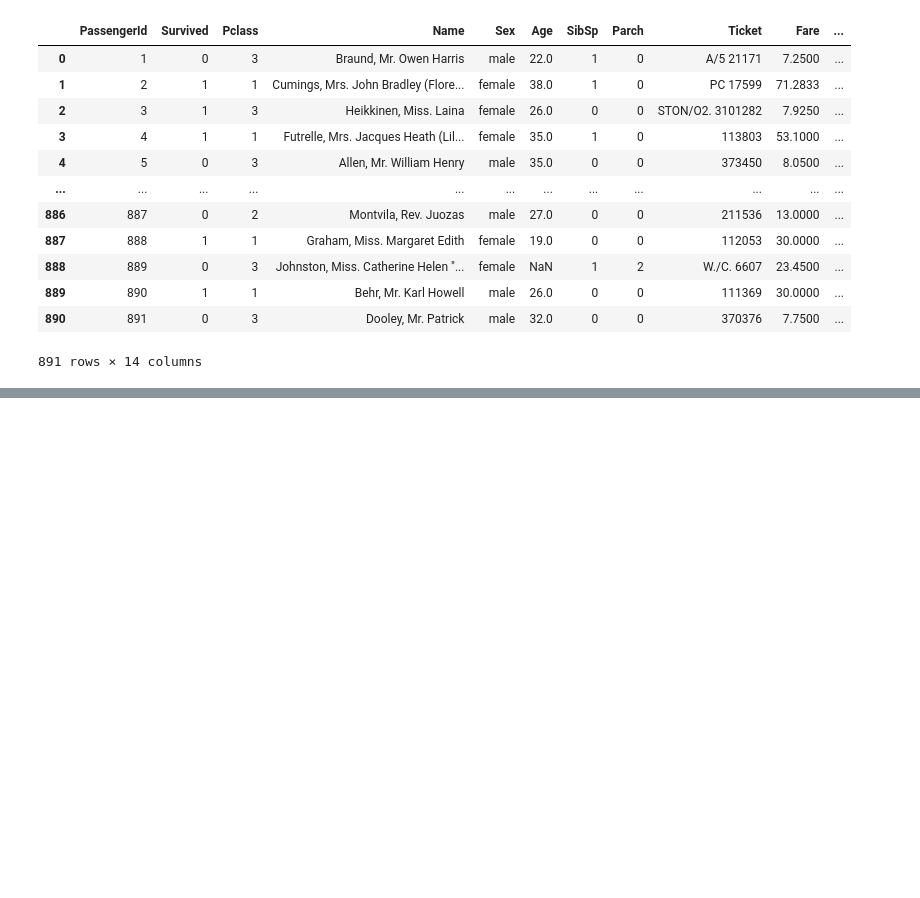
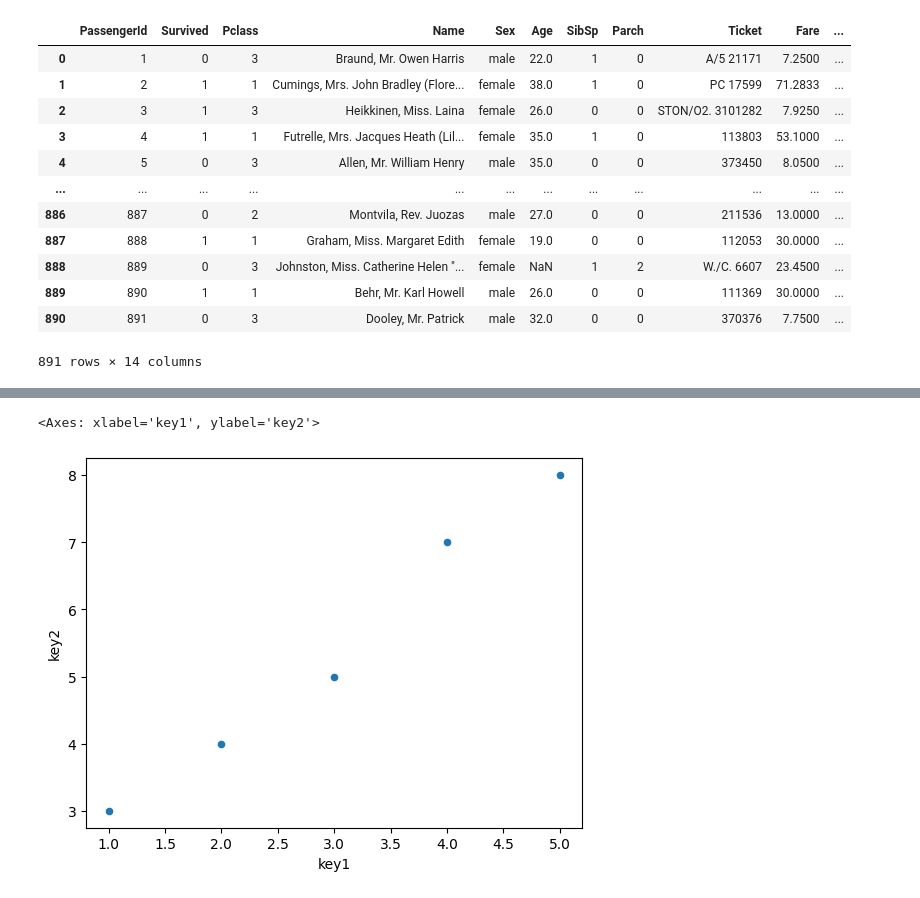
Before and after one commit to Khan-Ramsha/Data-Science, a Jupyter notebook: Pandas/pandas_basic.ipynb, the cells around one changed output, grey strips where cells are left out. Drawn from its saved outputs; the diff is of its cells as text; code cells hidden in the pictures; blank space fills up the shorter version.

```diff
--- a/Pandas/pandas_basic.ipynb
+++ b/Pandas/pandas_basic.ipynb
@@ -1145,0 +1452,5 @@ df['Cat_Fare'] = df['Fare'].apply(c)
+# %%
+dataframe.plot.scatter(x='key1',y='key2')
+# %% [output]
+<Axes: xlabel='key1', ylabel='key2'>
+[figure, added]
```
Also changed, not shown: parts of 45 cells of this notebook.
